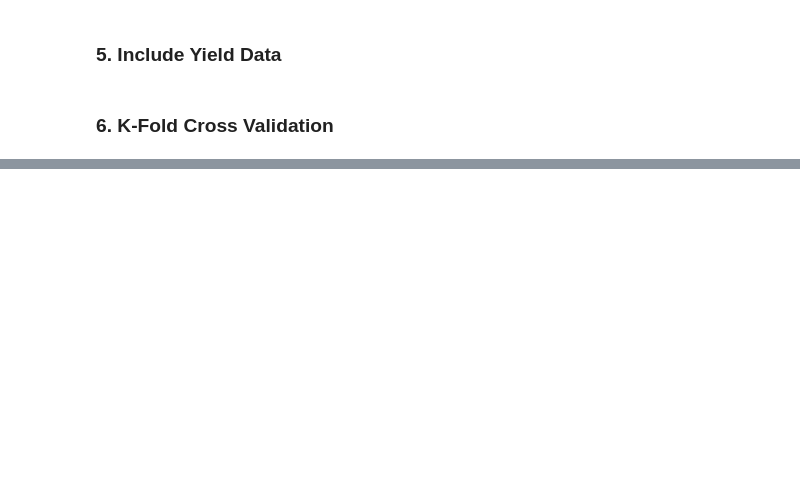
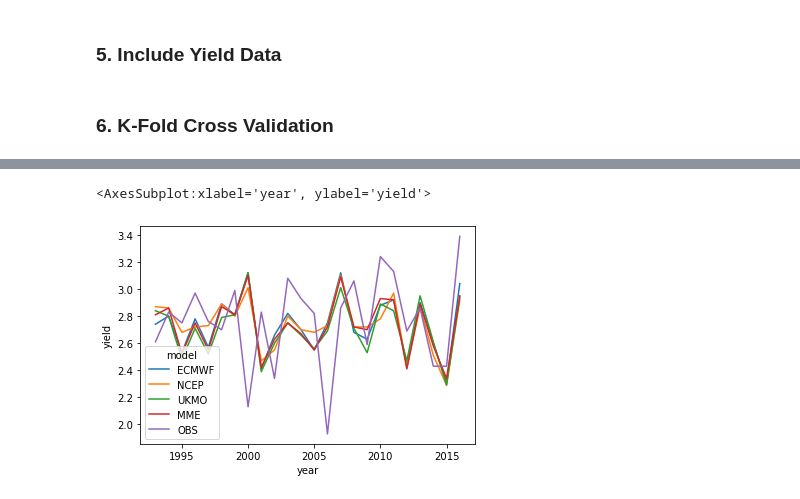
Before and after one commit to mzachow/wheat-yield-forecast-brazil, a Jupyter notebook: paper.ipynb, the cells around one changed output, grey strips where cells are left out. Saved outputs shown, nothing was run; the diff lists cells and outputs as text; code cells hidden in the pictures; blank space fills up the shorter version.

```diff
--- a/paper.ipynb
+++ b/paper.ipynb
@@ -302,6 +324,7 @@ def fill_missing_dates_with_observations(observations, model):
         li.append(combined)
 
     result = pd.concat(li, axis=0, ignore_index=False).sort_index()
+    result = pd.concat([result, observations.loc[("WS", 11, [1, 2, 3, 4], [2017, 2018, 2019])]]).sort_index()
 
     return result
 # %%
@@ -395,11 +434,11 @@ def read_yield_by_group():
     df = pd.read_csv("Data/Yield/yield_by_group.csv")
     li = []
     for group in [1, 2, 3, 4]:
-        cv_yield = df.loc[(df["zone"] == group) & (df["year"].isin(list(range(1993,2017))))].copy().reset_index(drop=True)
+        cv_yield = df.loc[(df["zone"] == group) & (df["year"].isin(list(range(1993,2020))))].copy().reset_index(drop=True)
         reg = LinearRegression()
         slope_cv = reg.fit(cv_yield["year"].values.reshape(-1,1), cv_yield["yield"]).coef_[0]
 
-        cv_yield["yield_detrended"] = cv_yield["yield"] + (slope_cv * (2016 - cv_yield["year"]))
+        cv_yield["yield_detrended"] = cv_yield["yield"] + (slope_cv * (2020 - cv_yield["year"]))
         li.append(cv_yield)
 
     df_cv = (pd
@@ -414,7 +453,7 @@ def read_yield_by_group():
 def national_yield():
     df = pd.read_excel("Data/Yield/trend_corrected_yield_7720.xlsx")
     df.columns = ["year", "yield"]
-    df = df.loc[df["year"].isin(list(range(1993,2017)))].reset_index(drop=True)
+    df = df.loc[df["year"].isin(list(range(1993,2020)))].reset_index(drop=True)
     return df
 # %%
 yield_by_group = read_yield_by_group()
@@ -483,12 +526,3 @@ def kfold_cross_validation(data, national_yield, model="ECMWF", init_months_for_
     national_forecasts_by_init_month = national_forecasts_by_init_month.set_index("init_month").transpose()
 
     return national_forecasts_by_init_month
-# %%
-models = ["MME", "NCEP", "UKMO", "ECMWF"]
-stats = ["rRMSE_last_three_months", "improvement_May_Nov"]
-performance_stats = pd.DataFrame(0, index=pd.MultiIndex.from_product([models, stats], names=['model', 'metric']), columns=["value"])
-for model in models: # linear regression
-    res = kfold_cross_validation(kfold_cv_dataset, yield_national, model)
-    performance_stats.loc[(model, "rRMSE_last_three_months"), "value"] = np.round(res.loc[:,[9,10,11]].mean(axis=1).values[0], 2)
-    performance_stats.loc[(model, "improvement_May_Nov"), "value"] = np.round((res[5] - res[11]).values[0], 2)
-print(performance_stats)
@@ -551,0 +599,5 @@ sns.lineplot(data=results.loc[results["init_month"] == 11], x="year", y="yield",
+# %%
+sns.lineplot(data=results.loc[results["init_month"] == 9], x="year", y="yield", hue="model")
+# %% [output]
+<AxesSubplot:xlabel='year', ylabel='yield'>
+[figure, added]
```
Also changed, not shown: parts of 10 cells of this notebook.
